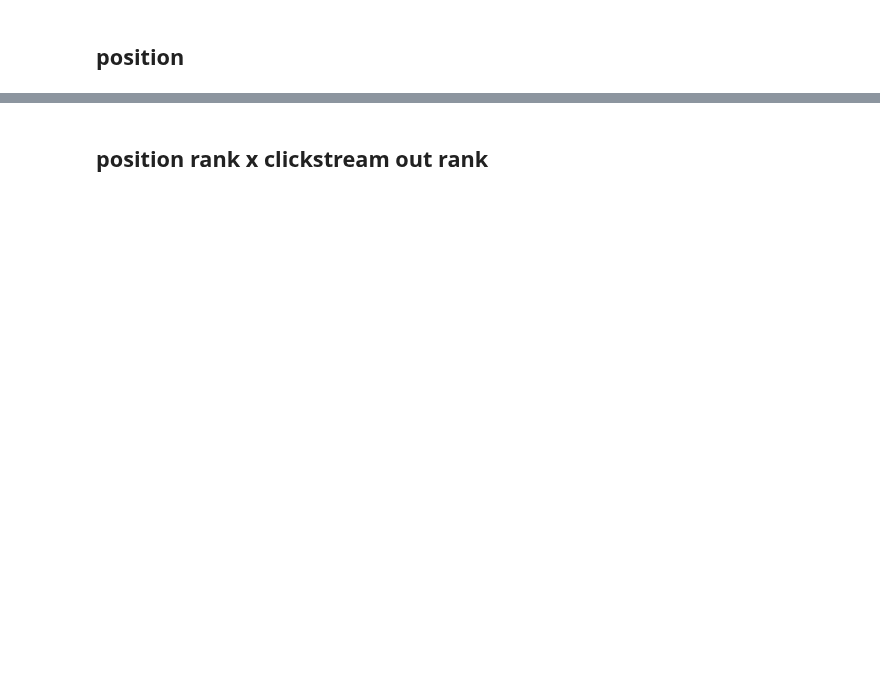
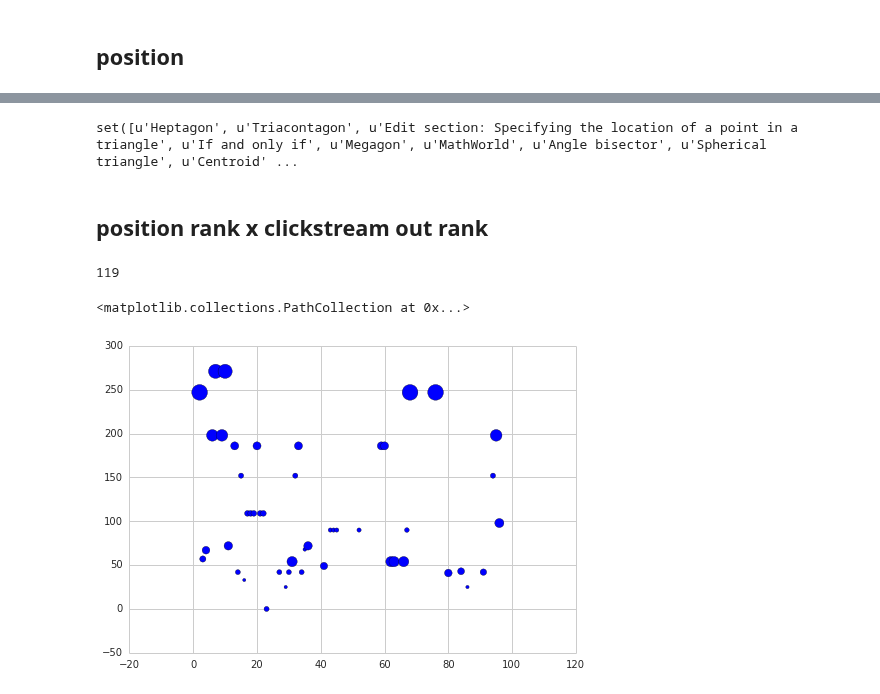
Before and after one commit to WeKeyPedia/notebooks, a Jupyter notebook: geometry/link position and clickstream.ipynb, the cells around one changed output, grey strips where cells are left out. Cells and saved outputs as stored; diff of their text form; code cells hidden in the pictures; blank space fills up the shorter version.

Commit message:
position x clickstream-out

```diff
--- a/geometry/link position and clickstream.ipynb
+++ b/geometry/link position and clickstream.ipynb
@@ -57,2 +108,22 @@ sns.jointplot(x="in", y="out", data=df);
+# %%
+print set([ l.get("title") for l in links ]) - set(links2)
+# %% [output]
+set([u'Heptagon', u'Triacontagon', u'Edit section: Specifying the location of a point in a triangle', u'If and only if', u'Megagon', u'MathWorld', u'Angle bisector', u'Spherical triangle', u'Centroid' ...
 # %% [markdown]
 ## position rank x clickstream out rank
+# %%
+print len(set(df_clickstreams.index) - set(links2))
+# %% [output]
+119
+# %%
+# sns.jointplot([ i for i, x in enumerate(links2) ], map(lambda x: df_clickstreams.loc[x,"out"] if x in df_clickstreams.index else 0, links2));
+# sns.kdeplot(map(lambda x: df_clickstreams.loc[x,"out"] if x in df_clickstreams.index else 0, links2));
+
+x = [ i for i, x in enumerate(links2) ]
+y = map(lambda x: df_clickstreams.loc[x,"out"] if x in df_clickstreams.index else 0, links2)
+area = map(lambda x: df_clickstreams.loc[x,"in"] if x in df_clickstreams.index else 0, links2)
+
+plt.scatter(x, y, s=area)
+# %% [output]
+<matplotlib.collections.PathCollection at 0x...>
+[figure, added]
```
Also changed, not shown: parts of 7 cells of this notebook.
